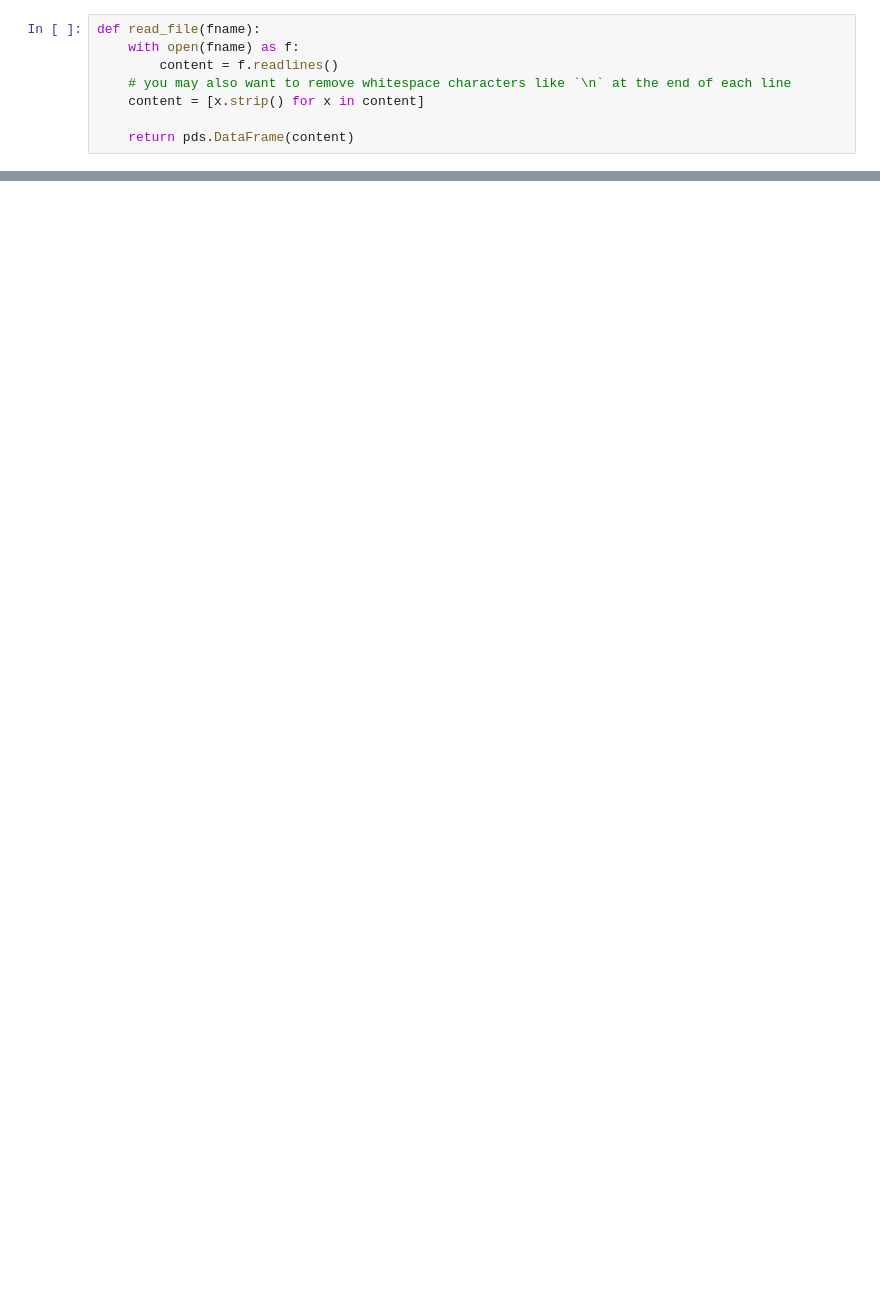
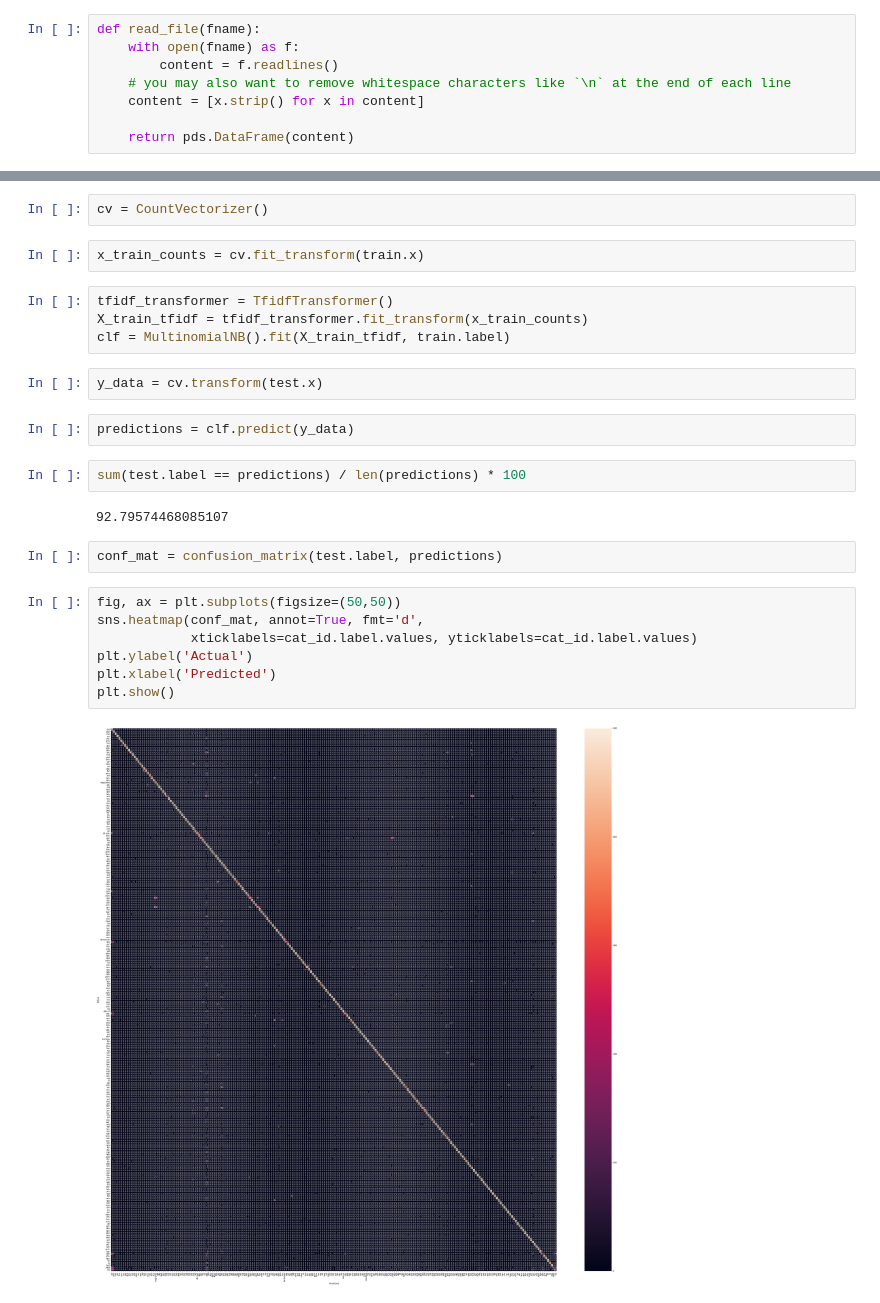
Before and after one commit to jaclu010/text-mining, a Jupyter notebook: Naive Bayes.ipynb, the cells around one changed output, grey strips where cells are left out. Saved outputs shown, nothing was run; the diff lists cells and outputs as text; blank space fills up the shorter version.

```diff
--- a/Naive Bayes.ipynb
+++ b/Naive Bayes.ipynb
@@ -97,0 +47,27 @@ print("Classifier accuracy percent:",(nltk.classify.accuracy(classifier, testing
+# %%
+cv = CountVectorizer()
+# %%
+x_train_counts = cv.fit_transform(train.x)
+# %%
+tfidf_transformer = TfidfTransformer()
+X_train_tfidf = tfidf_transformer.fit_transform(x_train_counts)
+clf = MultinomialNB().fit(X_train_tfidf, train.label)
+# %%
+y_data = cv.transform(test.x)
+# %%
+predictions = clf.predict(y_data)
+# %%
+sum(test.label == predictions) / len(predictions) * 100
+# %% [output]
+92.79574468085107
+# %%
+conf_mat = confusion_matrix(test.label, predictions)
+# %%
+fig, ax = plt.subplots(figsize=(50,50))
+sns.heatmap(conf_mat, annot=True, fmt='d',
+            xticklabels=cat_id.label.values, yticklabels=cat_id.label.values)
+plt.ylabel('Actual')
+plt.xlabel('Predicted')
+plt.show()
+# %% [output]
+[figure, added]
```
Also changed, not shown: parts of 18 cells of this notebook.
